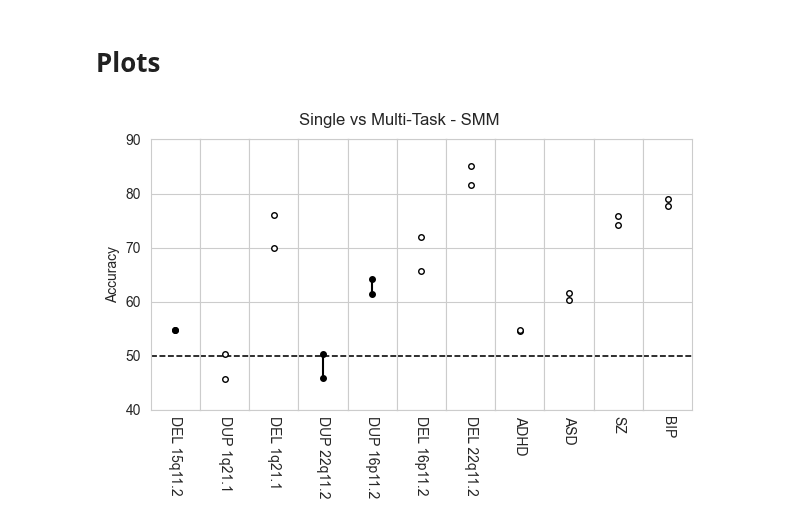
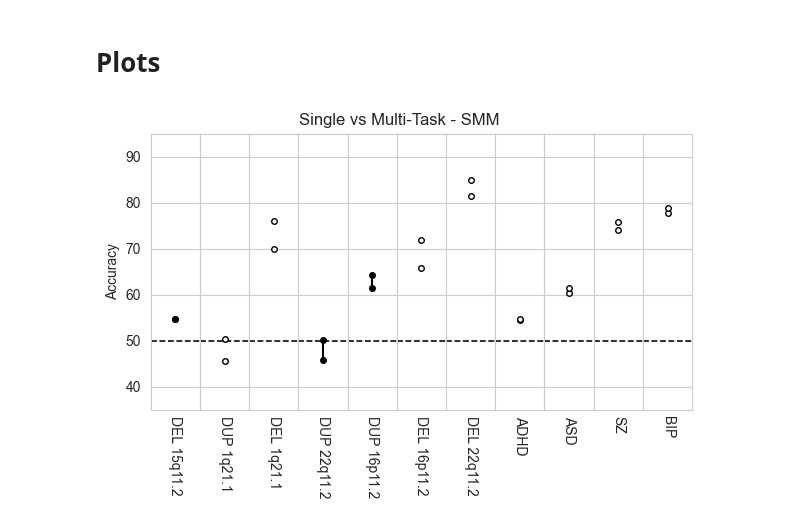
Before and after one commit to harveyaa/neuropsych_mtl, a Jupyter notebook: MTL/conditions/MTL_intra_accuracy_plots_mps.ipynb, the cells around one changed output. Cells and saved outputs as stored; diff of their text form; code cells hidden in the pictures.

```diff
--- a/MTL/conditions/MTL_intra_accuracy_plots_mps.ipynb
+++ b/MTL/conditions/MTL_intra_accuracy_plots_mps.ipynb
@@ -41,8 +41,8 @@ labels = ['DEL 15q11.2',
         'SZ',
         'BIP',]
 
-p_single = './results_paper/baseline/mps_big/'
-p_mtl = './results_paper/mtl/mps_big/'
+p_single = '../results_paper/baseline/mps_big/'
+p_mtl = '../results_paper/mtl/mps_big/'
 # %% [markdown]
 # Load Data
 # %%
@@ -135,32 +135,32 @@ colors = ['black','darkorchid','red','orange','dodgerblue','forestgreen']
 
 for j,case in enumerate(cases):
     st_acc = df_conn.loc[case]['ST']
     mtl_acc = df_conn.loc[case]['MTL']
     if st_acc > mtl_acc:
         mfc = 'white'
         ls =''
     else:
         mfc = colors[0]
         ls = '-'
 
     ax[j].plot(5,mtl_acc,marker='o',color=colors[0],ms=4,markerfacecolor=mfc)
     ax[j].plot(5,st_acc,marker='o',color=colors[0],ms=4,markerfacecolor=mfc)
     ax[j].plot((5,5),(st_acc,mtl_acc),color=colors[0],ls=ls)
     ax[j].set_xticklabels([])
     ax[j].set_xticks([])
     ax[j].set_xlabel(labels[j],rotation=270)
 
     lines = ax[j].get_ygridlines()
     b = lines[1]
     b.set_color('black')
     b.set_linewidth(1.15)
     b.set_linestyle('--')
 
 ax[0].set_ylabel('Accuracy')
 plt.suptitle(title)
-plt.ylim(40,90)
+plt.ylim(35,95)
 plt.tight_layout(pad=0.5)
 plt.subplots_adjust(wspace=0)
 plt.savefig(os.path.join('/Users/harveyaa/Documents/masters/neuropsych_mtl/MTL/results_paper/mtl/','figures/st_vs_mtl_mps_big.png'),dpi=300)
 # %% [output]
-[figure, old version]
+[figure, new version]
```
Also changed, not shown: 1 other file.
